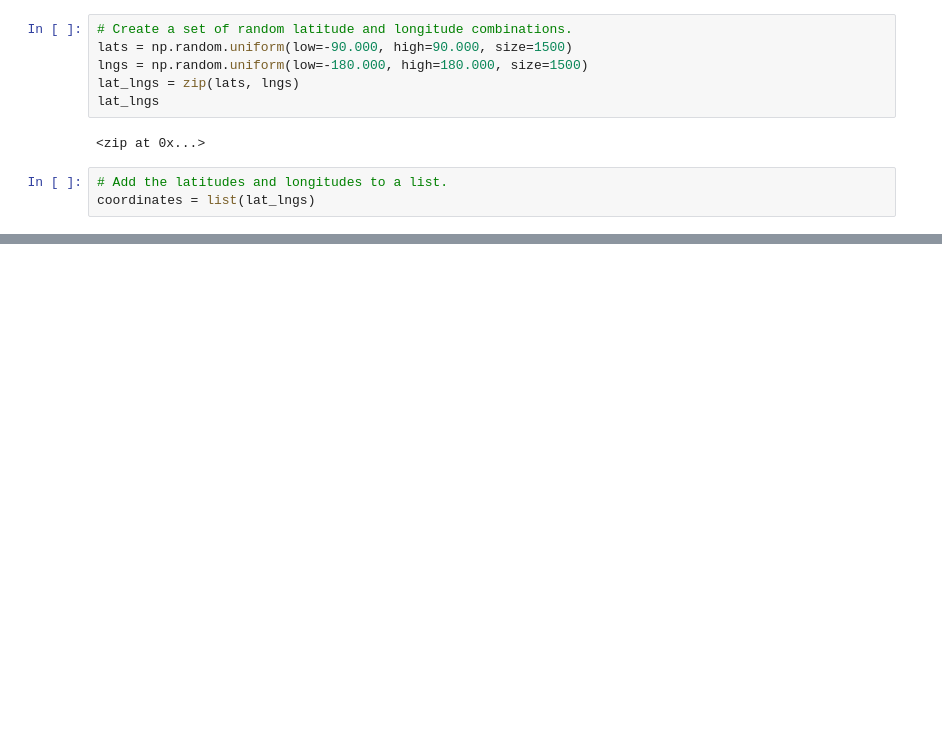
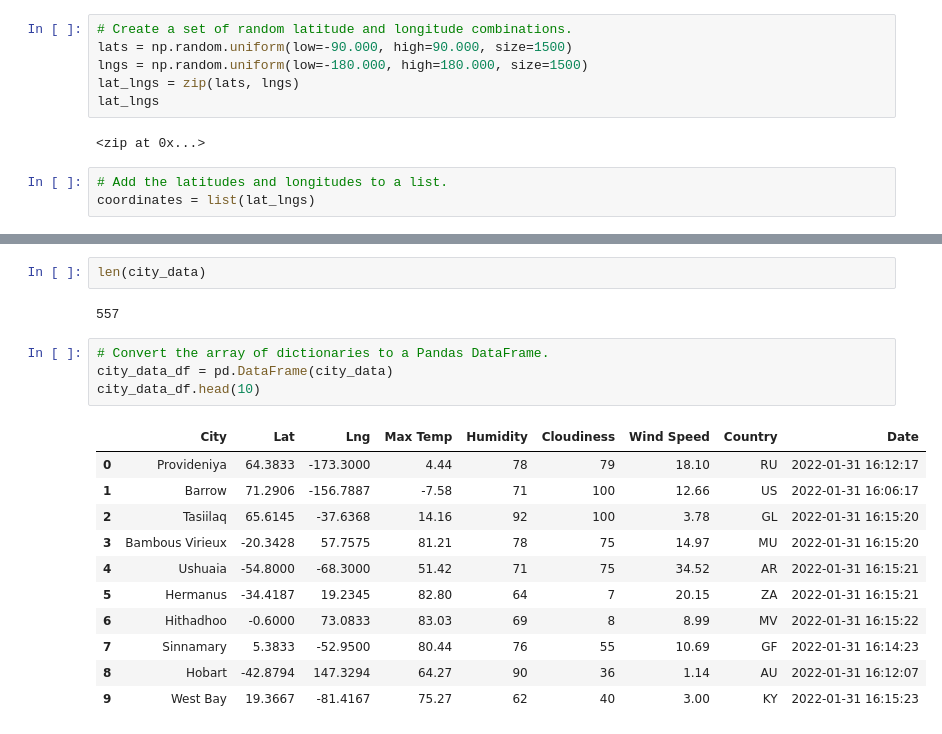
Before and after one commit to jrauschnot/world_weather_analysis, a Jupyter notebook: weatherPy.ipynb, the cells around one changed output, grey strips where cells are left out. Saved outputs shown, nothing was run; the diff lists cells and outputs as text; blank space fills up the shorter version.

```diff
--- a/weatherPy.ipynb
+++ b/weatherPy.ipynb
@@ -33,0 +130,20 @@ len(cities)
+# %%
+len(city_data)
+# %% [output]
+557
+# %%
+# Convert the array of dictionaries to a Pandas DataFrame.
+city_data_df = pd.DataFrame(city_data)
+city_data_df.head(10)
+# %% [output]
+|  | City | Lat | Lng | Max Temp | Humidity | Cloudiness | Wind Speed | Country | Date |
+| 0 | Provideniya | 64.3833 | -173.3000 | 4.44 | 78 | 79 | 18.10 | RU | 2022-01-31 16:12:17 |
+| 1 | Barrow | 71.2906 | -156.7887 | -7.58 | 71 | 100 | 12.66 | US | 2022-01-31 16:06:17 |
+| 2 | Tasiilaq | 65.6145 | -37.6368 | 14.16 | 92 | 100 | 3.78 | GL | 2022-01-31 16:15:20 |
+| 3 | Bambous Virieux | -20.3428 | 57.7575 | 81.21 | 78 | 75 | 14.97 | MU | 2022-01-31 16:15:20 |
+| 4 | Ushuaia | -54.8000 | -68.3000 | 51.42 | 71 | 75 | 34.52 | AR | 2022-01-31 16:15:21 |
+| 5 | Hermanus | -34.4187 | 19.2345 | 82.80 | 64 | 7 | 20.15 | ZA | 2022-01-31 16:15:21 |
+| 6 | Hithadhoo | -0.6000 | 73.0833 | 83.03 | 69 | 8 | 8.99 | MV | 2022-01-31 16:15:22 |
+| 7 | Sinnamary | 5.3833 | -52.9500 | 80.44 | 76 | 55 | 10.69 | GF | 2022-01-31 16:14:23 |
+| 8 | Hobart | -42.8794 | 147.3294 | 64.27 | 90 | 36 | 1.14 | AU | 2022-01-31 16:12:07 |
+| 9 | West Bay | 19.3667 | -81.4167 | 75.27 | 62 | 40 | 3.00 | KY | 2022-01-31 16:15:23 |
```
Also changed, not shown: parts of 6 cells of this notebook, 4 other files.
